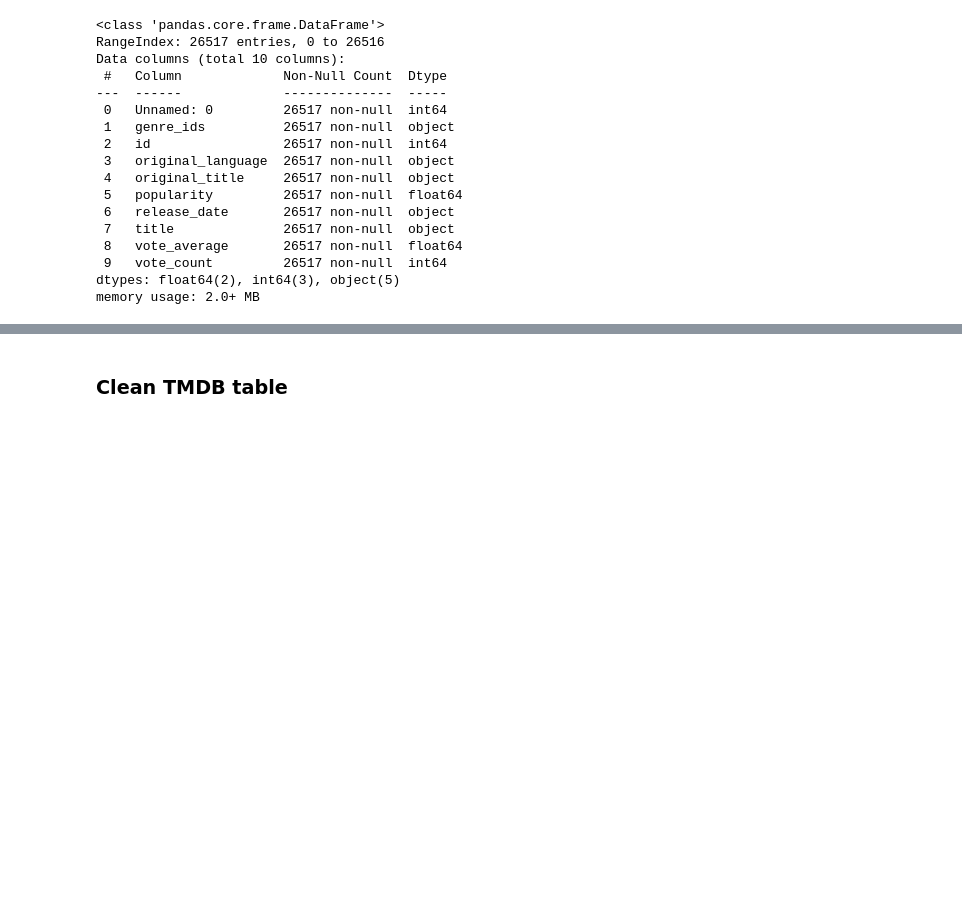
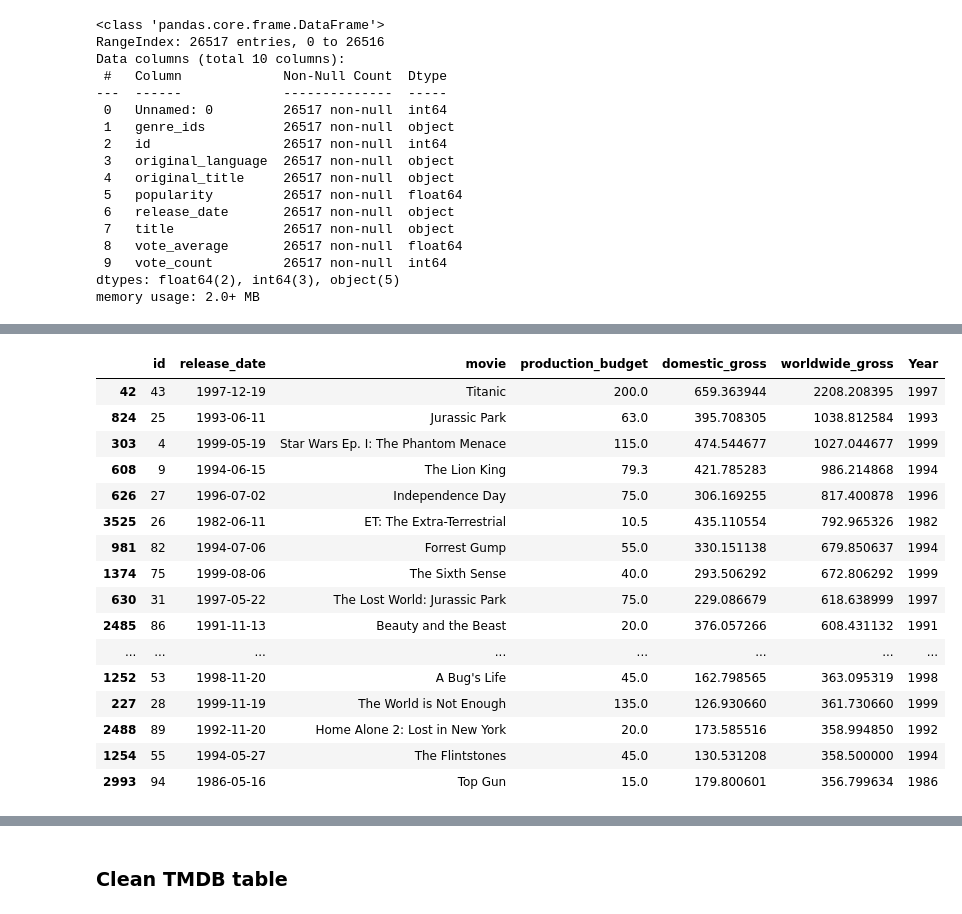
Before and after one commit to Meir-Alelov/Movie-Data-Analysis-and-Recs, a Jupyter notebook: Final_notebook.ipynb, the cells around one changed output, grey strips where cells are left out. Drawn from its saved outputs; the diff is of its cells as text; code cells hidden in the pictures; blank space fills up the shorter version.

```diff
--- a/Final_notebook.ipynb
+++ b/Final_notebook.ipynb
@@ -265,0 +279,24 @@ memory usage: 2.0+ MB
+# %%
+#using the funtion defined above, remove '$ and ,' from production budget, domestic gross and worldwide gross
+#strings_to_remove = ['$',',']
+
+#remove_chars(movie_budget_df['production_budget'],strings_to_remove)
+#remove_chars(movie_budget_df['domestic_gross'],strings_to_remove)
+#remove_chars(movie_budget_df['worldwide_gross'],strings_to_remove)
+
+movie_budget_df['production_budget'] = movie_budget_df['production_budget'].str.replace('$','')
+movie_budget_df['production_budget'] = movie_budget_df['production_budget'].str.replace(',','')
+movie_budget_df['domestic_gross'] = movie_budget_df['domestic_gross'].str.replace('$','')
+movie_budget_df['domestic_gross'] = movie_budget_df['domestic_gross'].str.replace(',','')
+movie_budget_df['worldwide_gross'] = movie_budget_df['worldwide_gross'].str.replace('$','')
+movie_budget_df['worldwide_gross'] = movie_budget_df['worldwide_gross'].str.replace(',','')
+
+movie_budget_df['production_budget'] = movie_budget_df['production_budget'].astype(float)
+movie_budget_df['domestic_gross'] = movie_budget_df['domestic_gross'].astype(float)
+movie_budget_df['worldwide_gross'] = movie_budget_df['worldwide_gross'].astype(float)
+
+movie_budget_df['production_budget'] = movie_budget_df['production_budget'] / 1000000
+movie_budget_df['domestic_gross'] = movie_budget_df['domestic_gross'] / 1000000
+movie_budget_df['worldwide_gross'] = movie_budget_df['worldwide_gross'] / 1000000
+
+movie_budget_df.head()
@@ -265,0 +310,4 @@ memory usage: 2.0+ MB
+# %%
+#subset a df which includes only entries for movies between 1980 and 2000
+decades_df = movie_budget_df[(movie_budget_df['Year'] >= 1980) & (movie_budget_df['Year'] <=2000)]
+decades_df.head()
@@ -265,0 +321,23 @@ memory usage: 2.0+ MB
+# %%
+#get the top 50 grossing movies of 80s and 90s. Also, assign the names to a list
+decades_top50_df = decades_df.sort_values(by='worldwide_gross',ascending=False).head(50)
+decades_top50_list= list(decades_top50_df['movie'])
+decades_top50_df #List of the top 50 grossing movies of the 80s and 90s
+# %% [output]
+|  | id | release_date | movie | production_budget | domestic_gross | worldwide_gross | Year |
+| 42 | 43 | 1997-12-19 | Titanic | 200.0 | 659.363944 | 2208.208395 | 1997 |
+| 824 | 25 | 1993-06-11 | Jurassic Park | 63.0 | 395.708305 | 1038.812584 | 1993 |
+| 303 | 4 | 1999-05-19 | Star Wars Ep. I: The Phantom Menace | 115.0 | 474.544677 | 1027.044677 | 1999 |
+| 608 | 9 | 1994-06-15 | The Lion King | 79.3 | 421.785283 | 986.214868 | 1994 |
+| 626 | 27 | 1996-07-02 | Independence Day | 75.0 | 306.169255 | 817.400878 | 1996 |
+| 3525 | 26 | 1982-06-11 | ET: The Extra-Terrestrial | 10.5 | 435.110554 | 792.965326 | 1982 |
+| 981 | 82 | 1994-07-06 | Forrest Gump | 55.0 | 330.151138 | 679.850637 | 1994 |
+| 1374 | 75 | 1999-08-06 | The Sixth Sense | 40.0 | 293.506292 | 672.806292 | 1999 |
+| 630 | 31 | 1997-05-22 | The Lost World: Jurassic Park | 75.0 | 229.086679 | 618.638999 | 1997 |
+| 2485 | 86 | 1991-11-13 | Beauty and the Beast | 20.0 | 376.057266 | 608.431132 | 1991 |
+| ... | ... | ... | ... | ... | ... | ... | ... |
+| 1252 | 53 | 1998-11-20 | A Bug's Life | 45.0 | 162.798565 | 363.095319 | 1998 |
+| 227 | 28 | 1999-11-19 | The World is Not Enough | 135.0 | 126.930660 | 361.730660 | 1999 |
+| 2488 | 89 | 1992-11-20 | Home Alone 2: Lost in New York | 20.0 | 173.585516 | 358.994850 | 1992 |
+| 1254 | 55 | 1994-05-27 | The Flintstones | 45.0 | 130.531208 | 358.500000 | 1994 |
+| 2993 | 94 | 1986-05-16 | Top Gun | 15.0 | 179.800601 | 356.799634 | 1986 |
```
Also changed, not shown: parts of 30 cells of this notebook.
